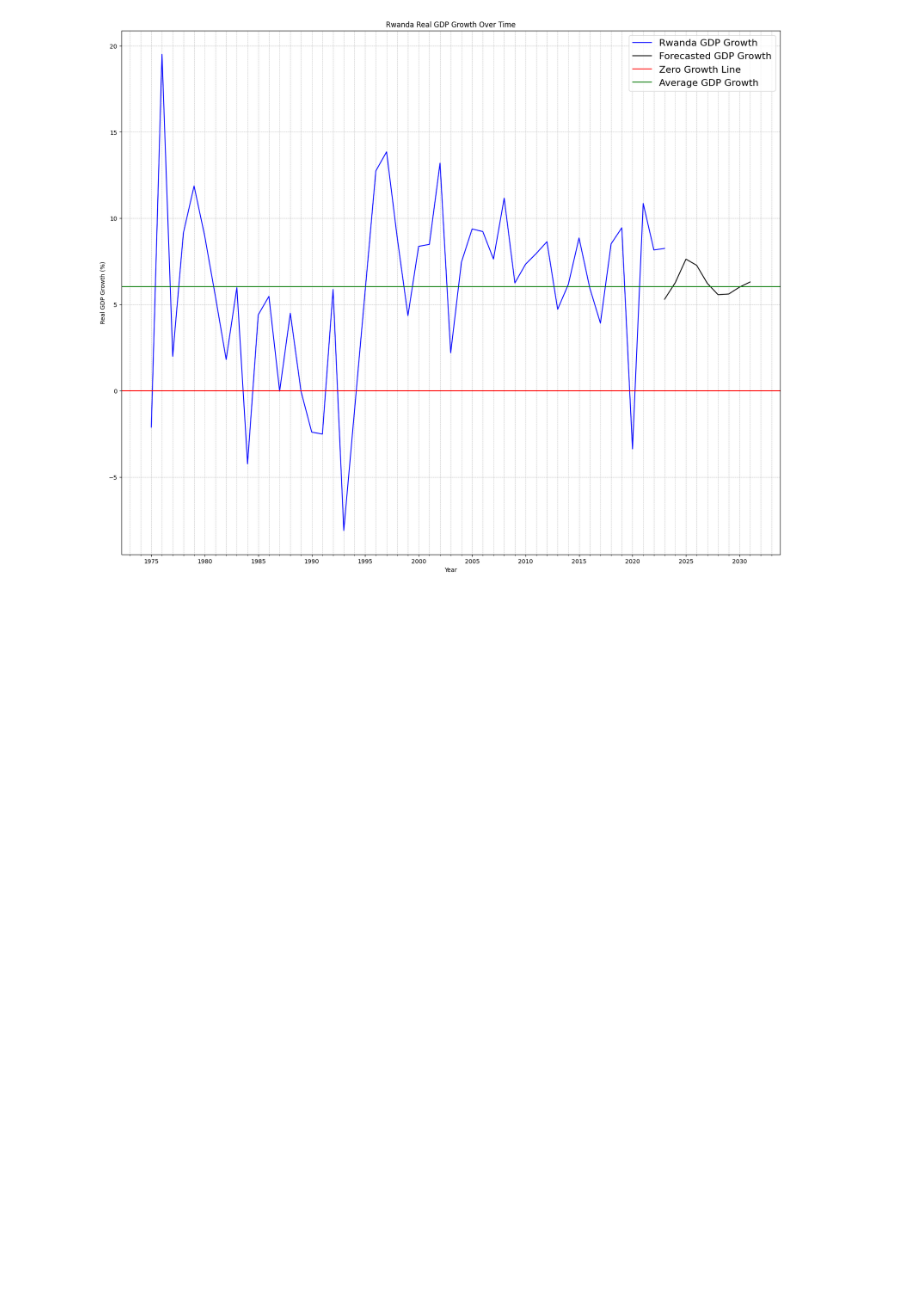
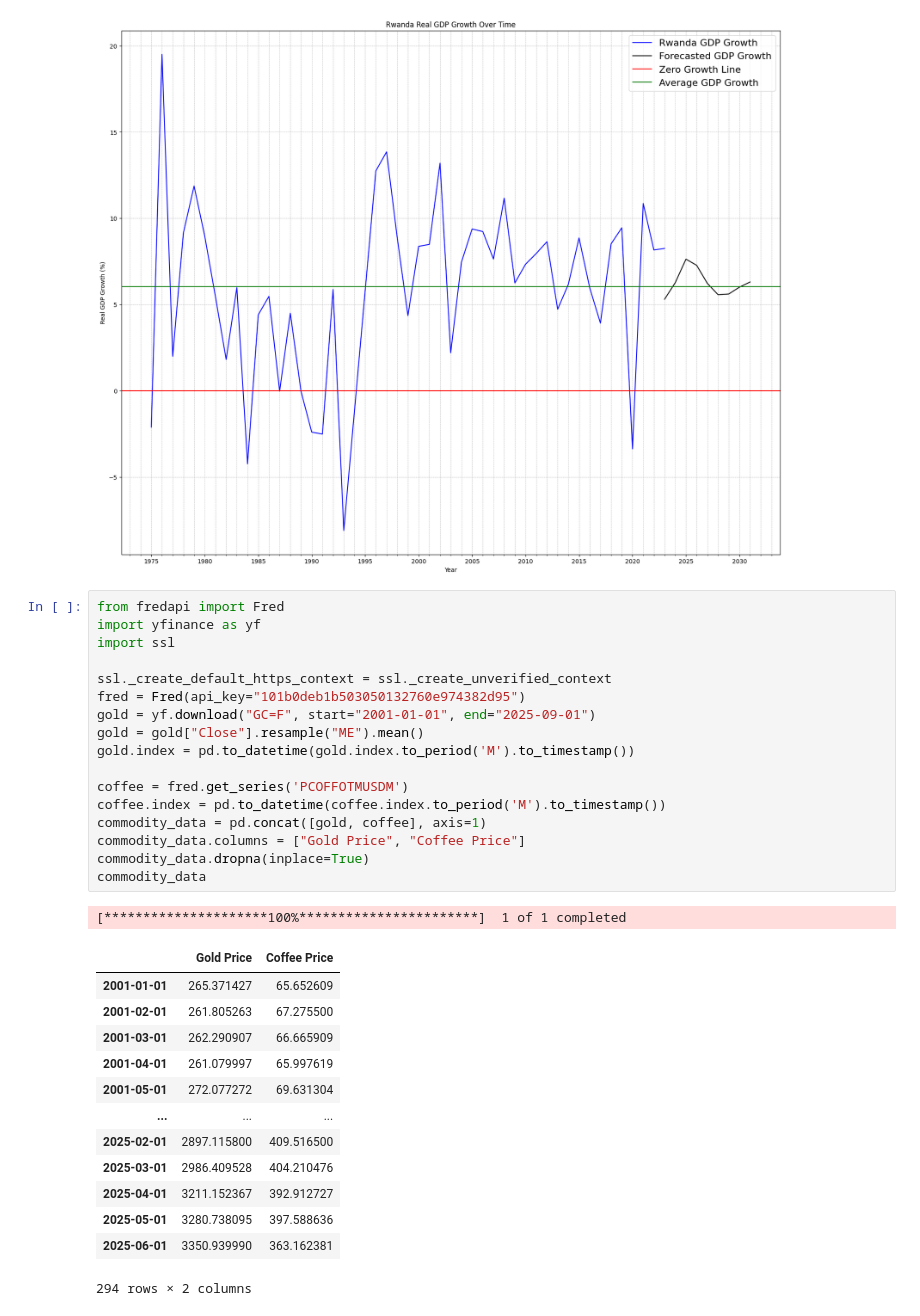
Before and after one commit to tejsidhu17/Econ_Articles, a Jupyter notebook: rwanda_growth_forecasting.ipynb, the cells around one changed output. Saved outputs shown, nothing was run; the diff lists cells and outputs as text; blank space fills up the shorter version.

```diff
--- a/rwanda_growth_forecasting.ipynb
+++ b/rwanda_growth_forecasting.ipynb
@@ -133,3 +133,35 @@ plt.legend(fontsize=16)
 plt.show()
 # %% [output]
 [figure]
+# %%
+from fredapi import Fred
+import yfinance as yf
+import ssl
+
+ssl._create_default_https_context = ssl._create_unverified_context
+fred = Fred(api_key="101b0deb1b503050132760e974382d95")
+gold = yf.download("GC=F", start="2001-01-01", end="2025-09-01")
+gold = gold["Close"].resample("ME").mean()
+gold.index = pd.to_datetime(gold.index.to_period('M').to_timestamp())
+
+coffee = fred.get_series('PCOFFOTMUSDM')
+coffee.index = pd.to_datetime(coffee.index.to_period('M').to_timestamp())
+commodity_data = pd.concat([gold, coffee], axis=1)
+commodity_data.columns = ["Gold Price", "Coffee Price"]
+commodity_data.dropna(inplace=True)
+commodity_data
+# %% [output]
+[*********************100%***********************]  1 of 1 completed
+|  | Gold Price | Coffee Price |
+| 2001-01-01 | 265.371427 | 65.652609 |
+| 2001-02-01 | 261.805263 | 67.275500 |
+| 2001-03-01 | 262.290907 | 66.665909 |
+| 2001-04-01 | 261.079997 | 65.997619 |
+| 2001-05-01 | 272.077272 | 69.631304 |
+| ... | ... | ... |
+| 2025-02-01 | 2897.115800 | 409.516500 |
+| 2025-03-01 | 2986.409528 | 404.210476 |
+| 2025-04-01 | 3211.152367 | 392.912727 |
+| 2025-05-01 | 3280.738095 | 397.588636 |
+| 2025-06-01 | 3350.939990 | 363.162381 |
+294 rows × 2 columns
```
Also changed, not shown: parts of 2 cells of this notebook, 1 other file.
